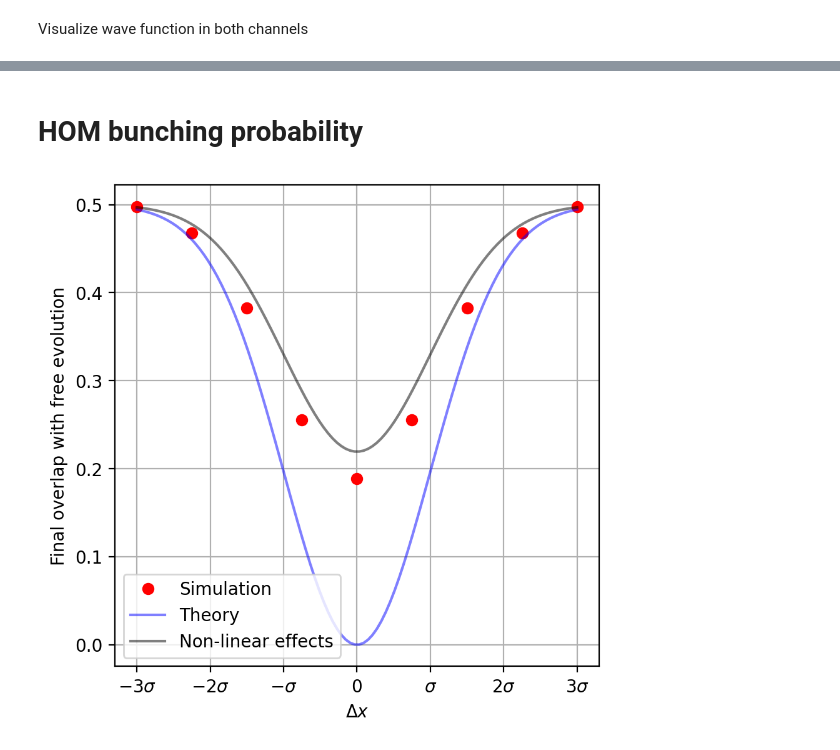
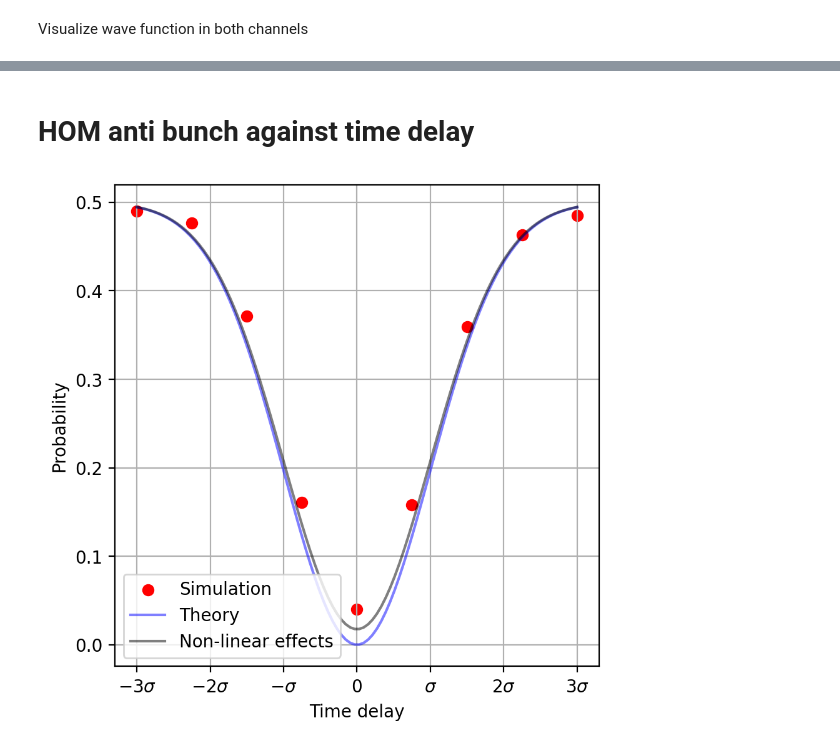
Before and after one commit to rpiron/nii_internship, a Jupyter notebook: beamsplitter/BS_interaction_fast_two_waveguide.ipynb, the cells around one changed output, grey strips where cells are left out. Cells and saved outputs as stored; diff of their text form; code cells hidden in the pictures.

```diff
--- a/beamsplitter/BS_interaction_fast_two_waveguide.ipynb
+++ b/beamsplitter/BS_interaction_fast_two_waveguide.ipynb
@@ -170,7 +170,7 @@ def get_data_bs_fast(L, T, dt, omega_0, omega_A, omega_max, g_0, sigma, x_0, x_1
 # %% [markdown]
 Some checks
 # %%
-L = 10*pi
+L = 20*pi
 T = L/2
 dt = 0.01
 
@@ -182,10 +182,13 @@ omega_max = 20
 omega_A_phys = 10
 g_0_phys = 0.538
 
+#omega_A_phys = omega_A
+#g_0_phys = g_0
+
 omega_0 = omega_A_phys + 1*g_0_phys**2 * omega_A_phys
 
 #initial photon wavepacket parameters
-sigma = L/16
+sigma = L/8
 sigma_momentum = 1/sigma
 
 x_0 = -L/4
@@ -394,5 +351,5 @@ plt.show()
 # %% [markdown]
-<h1> HOM bunching probability </h1>
+<h1> HOM anti bunch against time delay </h1>
 # %%
 L = 10*pi
 T = L/2
@@ -406,45 +363,43 @@ omega_max = 20
 omega_A_phys = 10
 g_0_phys = 0.538
 
-omega_0 = omega_A_phys + 1*g_0_phys**2 * omega_A_phys
+gamma = g_0_phys**2 * omega_A_phys
+omega_0 = omega_A_phys + gamma
 
 #initial photon wavepacket parameters
-sigma = L/50
+sigma = L/8
 sigma_momentum = 1/sigma
 x_0 = -L/4
 
 #prepare several values of delta_x
 nb_pts_x = 9
-delta_x_tab = np.linspace(-3*sigma, 3*sigma, nb_pts_x)
-final_overlap_free_tab = np.zeros(nb_pts_x)
+time_delay_tab = np.linspace(-3*sigma, 3*sigma, nb_pts_x)
 p_11_tab = np.zeros(nb_pts_x)
 p_22_tab = np.zeros(nb_pts_x)
 
 for i in tqdm(range(nb_pts_x)):
-    delta_x = delta_x_tab[i]
-    x_1 = x_0 + delta_x
+    x_1 = x_0 + time_delay_tab[i]
     c_array, b1_array, b2_array, k_tab_individual  = get_data_bs_fast(L, T, dt, omega_0, omega_A, omega_max, g_0, sigma, x_0, x_1, print_info = False, progress_bar=False)
+    n_modes = len(k_tab_individual)
     p_11_tab[i] = np.sum(np.abs(c_array[-1, :n_modes, :n_modes])**2)
     p_22_tab[i] = np.sum(np.abs(c_array[-1, n_modes:, n_modes:])**2)
 # %%
-delta_x_theory = np.linspace(-3*sigma, 3*sigma, 100)
-anti_HOM_proba_theory = 0.5*(1- np.exp(- (delta_x_theory**2) / (2*sigma**2)))
-
-delta_anti_HOM_theory = 1 / (np.sqrt(2*pi) * sigma * g_0_phys**2 * omega_A_phys) * np.exp(- (delta_x_theory**2) / (2*sigma**2))
-
+time_delay_th = np.linspace(-3*sigma, 3*sigma, 100)
+anti_HOM_proba_total = 0.5 * (1 - (1 - 1/(np.sqrt(2*pi) * sigma * gamma))*np.exp(-0.5 * (time_delay_th / sigma)**2))
+anti_HOM_monochr = 0.5 * ( 1 - np.exp(-0.5 * (time_delay_th / sigma)**2))
 
 fig, ax = plt.subplots(1,1, figsize=(5,5), dpi=resol)
-ax.plot(delta_x_tab, 1-p_11_tab-p_22_tab, 'o', label="Simulation", color='red')
-#ax.plot(delta_x_tab, final_overlap_free_tab, 'x', label="Old metric", color="green")
-ax.plot(delta_x_theory, anti_HOM_proba_theory, label="Theory", color="blue", alpha=0.5)
-ax.plot(delta_x_theory, anti_HOM_proba_theory + delta_anti_HOM_theory, label="Non-linear effects", color="black", alpha=0.5)
 
-ax.set_xlabel(r"$\Delta x$")
-ax.set_ylabel("Final overlap with free evolution")
+ax.scatter(time_delay_tab, 1-p_11_tab-p_22_tab, label="Simulation", color='red')
+ax.plot(time_delay_th, anti_HOM_monochr, label="Theory", color="blue", alpha=0.5)
+ax.plot(time_delay_th, anti_HOM_proba_total, label="Non-linear effects", color="black", alpha=0.5)
+
+ax.set_xlabel(r"Time delay")
+ax.set_ylabel(r"Probability")
 ax.set_xticks(np.array([-3,-2, -1, 0, 1, 2, 3])*sigma)
 ax.set_xticklabels([r"$-3\sigma$", r"$-2\sigma$", r"$-\sigma$", "0", r"$\sigma$", r"$2\sigma$", r"$3\sigma$"])
 ax.grid()
 ax.legend(loc="lower left")
 plt.show()
 # %% [output]
-[figure, old version]
+[figure, new version]
```
Also changed, not shown: parts of 19 cells of this notebook, 1 other file.
